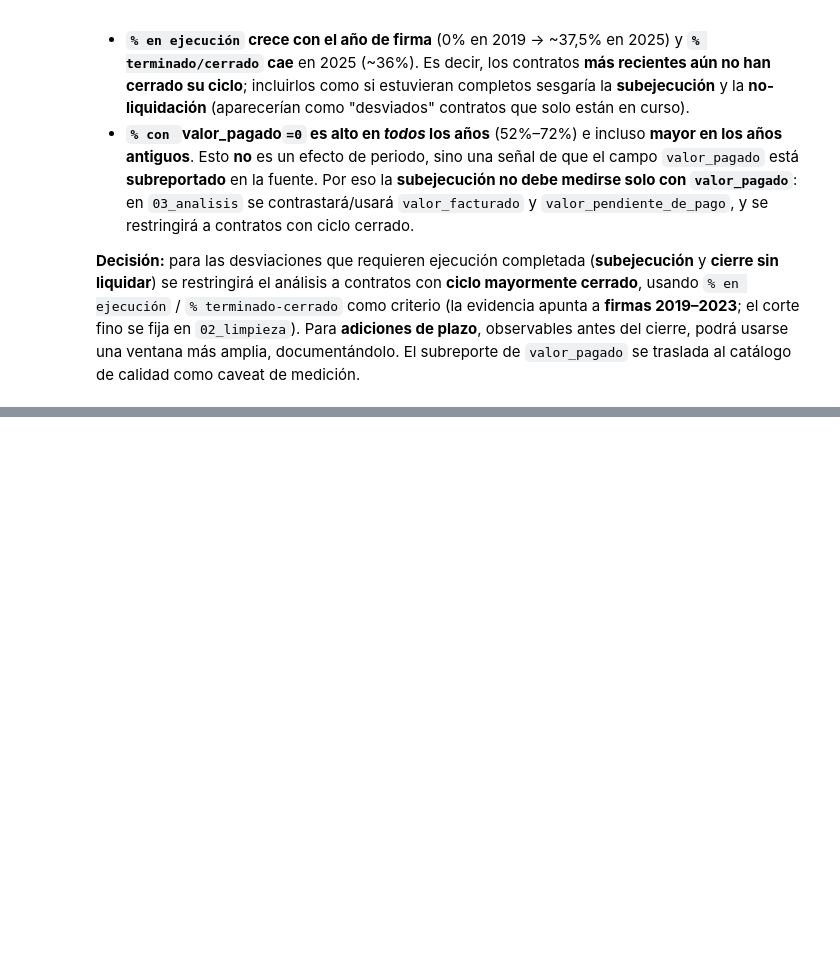
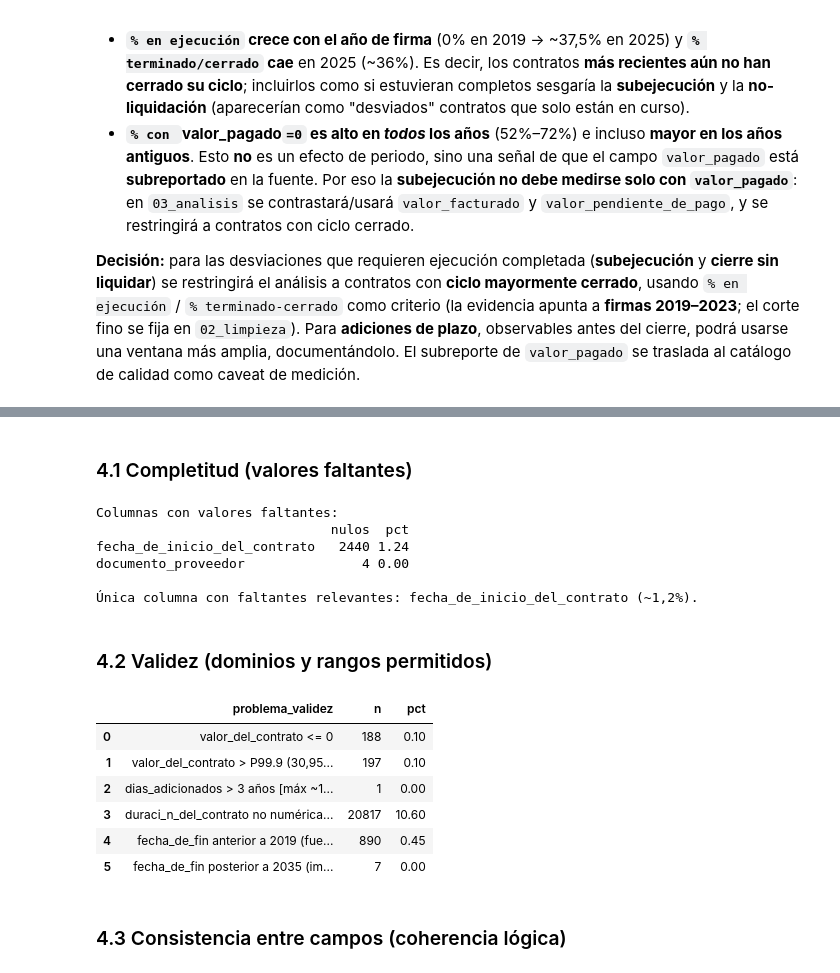
Before and after one commit to Danielfts/MINE-ciencia-de-datos, a Jupyter notebook: Taller 1/notebooks/01_entendimiento.ipynb, the cells around one changed output, grey strips where cells are left out. Cells and saved outputs as stored; diff of their text form; code cells hidden in the pictures; blank space fills up the shorter version.

```diff
--- a/Taller 1/notebooks/01_entendimiento.ipynb
+++ b/Taller 1/notebooks/01_entendimiento.ipynb
@@ -407,0 +359,40 @@ qa
+# %% [markdown]
+### 4.1 Completitud (valores faltantes)
+# %%
+nulos = df.isna().sum()
+nulos = nulos[nulos > 0].sort_values(ascending=False)
+print('Columnas con valores faltantes:')
+print((pd.DataFrame({'nulos': nulos, 'pct': (nulos/len(df)*100).round(2)})).to_string() if len(nulos) else 'Sin nulos')
+print(f'\nÚnica columna con faltantes relevantes: fecha_de_inicio_del_contrato (~1,2%).')
+# %% [output]
+Columnas con valores faltantes:
+                              nulos  pct
+fecha_de_inicio_del_contrato   2440 1.24
+documento_proveedor               4 0.00
+
+Única columna con faltantes relevantes: fecha_de_inicio_del_contrato (~1,2%).
+# %% [markdown]
+### 4.2 Validez (dominios y rangos permitidos)
+# %%
+val = []
+val.append(('valor_del_contrato <= 0', (df['valor_del_contrato'] <= 0).sum()))
+p999 = df['valor_del_contrato'].quantile(0.999)
+val.append((f'valor_del_contrato > P99.9 ({p999:,.0f}) [outlier, máx ~1.3e16]', (df['valor_del_contrato'] > p999).sum()))
+val.append(('dias_adicionados > 3 años [máx ~14.276 días]', (df['dias_adicionados'] > 365*3).sum()))
+val.append(("duraci_n_del_contrato no numérica ('No definido'/vacía)",
+            df['duraci_n_del_contrato'].astype(str).str.strip().isin(['No definido', 'Dia(s)', '']).sum()))
+val.append(('fecha_de_fin anterior a 2019 (fuera de rango)', (df['fecha_de_fin_del_contrato'].dt.year < 2019).sum()))
+val.append(('fecha_de_fin posterior a 2035 (implausible, máx 2065)', (df['fecha_de_fin_del_contrato'].dt.year > 2035).sum()))
+qa_val = pd.DataFrame(val, columns=['problema_validez', 'n'])
+qa_val['pct'] = (qa_val['n'] / len(df) * 100).round(2)
+qa_val
+# %% [output]
+|  | problema_validez | n | pct |
+| 0 | valor_del_contrato <= 0 | 188 | 0.10 |
+| 1 | valor_del_contrato > P99.9 (30,95... | 197 | 0.10 |
+| 2 | dias_adicionados > 3 años [máx ~1... | 1 | 0.00 |
+| 3 | duraci_n_del_contrato no numérica... | 20817 | 10.60 |
+| 4 | fecha_de_fin anterior a 2019 (fue... | 890 | 0.45 |
+| 5 | fecha_de_fin posterior a 2035 (im... | 7 | 0.00 |
+# %% [markdown]
+### 4.3 Consistencia entre campos (coherencia lógica)
```
Also changed, not shown: parts of 10 cells of this notebook, 4 other files.
